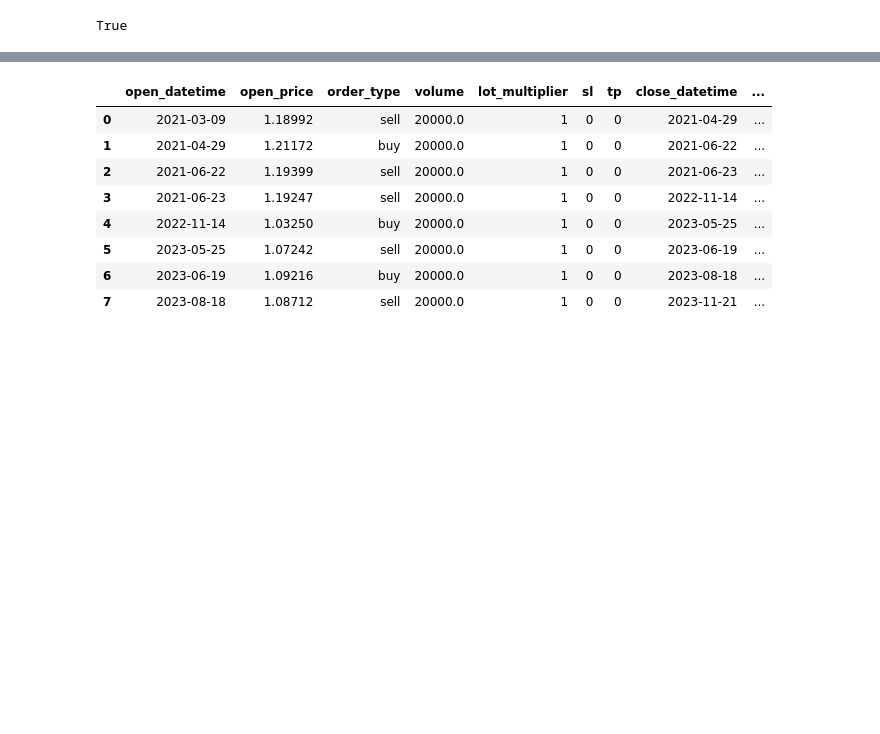
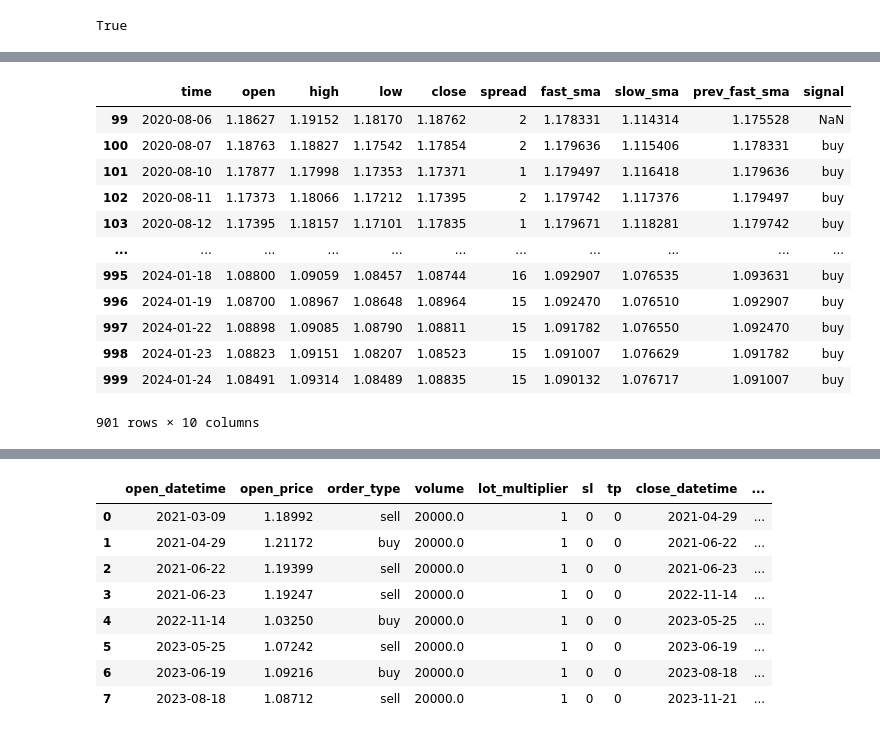
Before and after one commit to MaxJan2010/python_finance, a Jupyter notebook: src/work/strategies/moving average/strategy_03/sma-crossover_martingale.ipynb, the cells around one changed output, grey strips where cells are left out. Saved outputs shown, nothing was run; the diff lists cells and outputs as text; code cells hidden in the pictures; blank space fills up the shorter version.

```diff
--- a/src/work/strategies/moving average/strategy_03/sma-crossover_martingale.ipynb
+++ b/src/work/strategies/moving average/strategy_03/sma-crossover_martingale.ipynb
@@ -67,29 +67,48 @@ df
 901 rows × 9 columns
 # %%
-conditions_signal = [
-    # df['fast_sma'].gt(df['slow_sma']) & df['prev_fast_sma'].lt(df['slow_sma']), # Buy Signal
-    # df['fast_sma'].lt(df['slow_sma']) & df['prev_fast_sma'].gt(df['slow_sma']), # Sell Signal
-    df['fast_sma'].gt(df['slow_sma']), # up signal
-    df['fast_sma'].lt(df['slow_sma']), # down signal
-]
+def create_signal(dataframe):
 
-choices_signal = [
-    # 'buy',
-    # 'sell',
-    'up',
-    'down'
+    conditions_signal = [
+        # dataframe['fast_sma'].gt(dataframe['slow_sma']) & dataframe['prev_fast_sma'].lt(dataframe['slow_sma']), # Buy Signal
+        # dataframe['fast_sma'].lt(dataframe['slow_sma']) & dataframe['prev_fast_sma'].gt(dataframe['slow_sma']), # Sell Signal
+        dataframe['fast_sma'].gt(dataframe['slow_sma']), # up signal
+        dataframe['fast_sma'].lt(dataframe['slow_sma']), # down signal
     ]
 
-df['signal'] = np.select(conditions_signal, choices_signal, default=None)
+    choices_signal = [
+        # 'buy',
+        # 'sell',
+        'buy',
+        'sell'
+        ]
 
-# export dataframe to excel file
+    dataframe['signal'] = np.select(conditions_signal, choices_signal, default=None)
 
-# create file name based on current date and time
-filename = datetime.now().strftime('%Y-%m-%d-%H-%M-%S.xlsx')
+    # export dataframe to excel file
 
-# export dataframe to excel file
-df.to_excel(filename)
+    # create file name based on current date and time
+    # filename = datetime.now().strftime('%Y-%m-%d-%H-%M-%S.xlsx')
 
+    # export dataframe to excel file
+    # df.to_excel(filename)
 
-df['signal'] = df['signal'].shift(1)
+    dataframe['signal'] = dataframe['signal'].shift(1)
+
+    return dataframe
+
+create_signal(dataframe=df)
+# %% [output]
+|  | time | open | high | low | close | spread | fast_sma | slow_sma | prev_fast_sma | signal |
+| 99 | 2020-08-06 | 1.18627 | 1.19152 | 1.18170 | 1.18762 | 2 | 1.178331 | 1.114314 | 1.175528 | NaN |
+| 100 | 2020-08-07 | 1.18763 | 1.18827 | 1.17542 | 1.17854 | 2 | 1.179636 | 1.115406 | 1.178331 | buy |
+| 101 | 2020-08-10 | 1.17877 | 1.17998 | 1.17353 | 1.17371 | 1 | 1.179497 | 1.116418 | 1.179636 | buy |
+| 102 | 2020-08-11 | 1.17373 | 1.18066 | 1.17212 | 1.17395 | 2 | 1.179742 | 1.117376 | 1.179497 | buy |
+| 103 | 2020-08-12 | 1.17395 | 1.18157 | 1.17101 | 1.17835 | 1 | 1.179671 | 1.118281 | 1.179742 | buy |
+| ... | ... | ... | ... | ... | ... | ... | ... | ... | ... | ... |
+| 995 | 2024-01-18 | 1.08800 | 1.09059 | 1.08457 | 1.08744 | 16 | 1.092907 | 1.076535 | 1.093631 | buy |
+| 996 | 2024-01-19 | 1.08700 | 1.08967 | 1.08648 | 1.08964 | 15 | 1.092470 | 1.076510 | 1.092907 | buy |
+| 997 | 2024-01-22 | 1.08898 | 1.09085 | 1.08790 | 1.08811 | 15 | 1.091782 | 1.076550 | 1.092470 | buy |
+| 998 | 2024-01-23 | 1.08823 | 1.09151 | 1.08207 | 1.08523 | 15 | 1.091007 | 1.076629 | 1.091782 | buy |
+| 999 | 2024-01-24 | 1.08491 | 1.09314 | 1.08489 | 1.08835 | 15 | 1.090132 | 1.076717 | 1.091007 | buy |
+901 rows × 10 columns
 # %%
```
Also changed, not shown: parts of 6 cells of this notebook.
